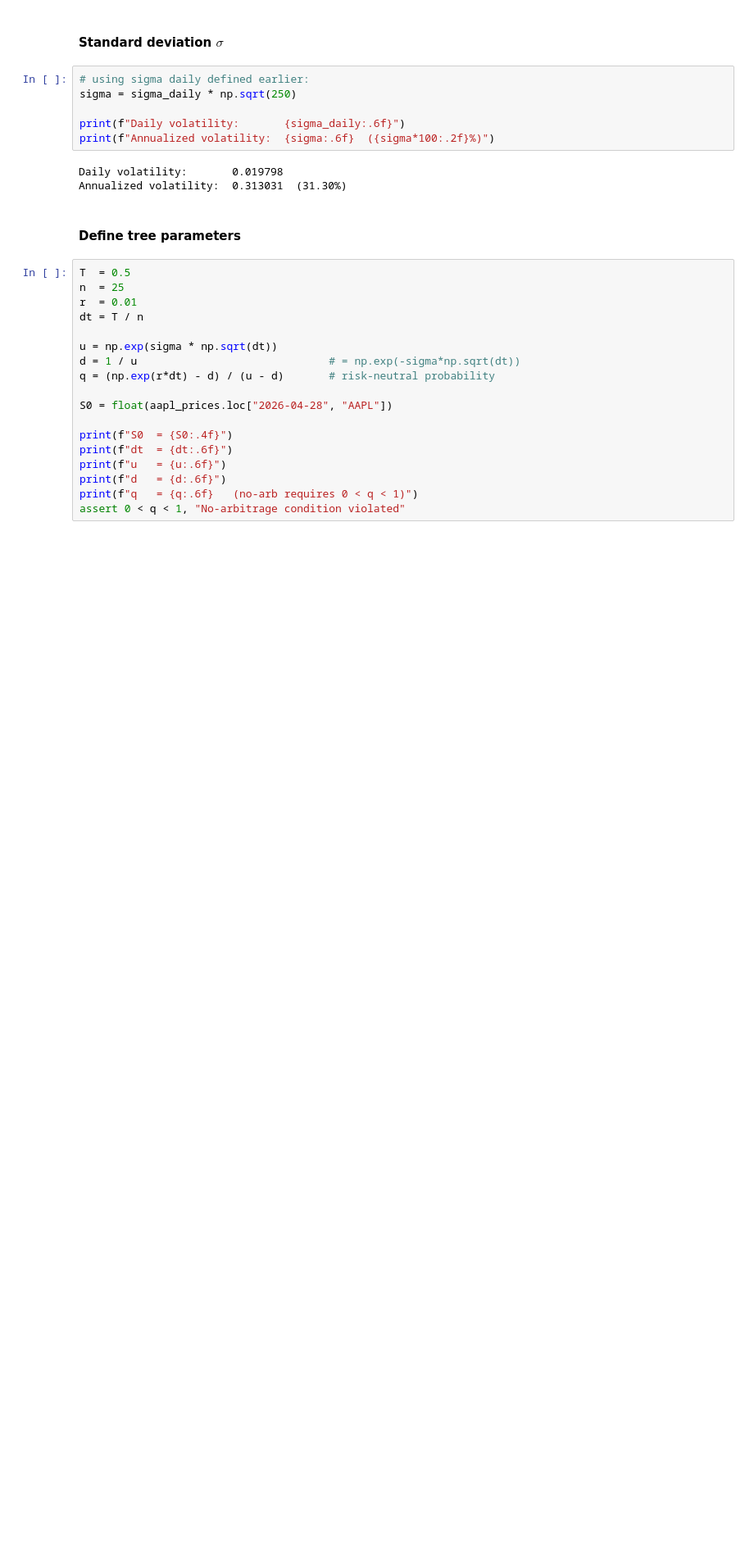
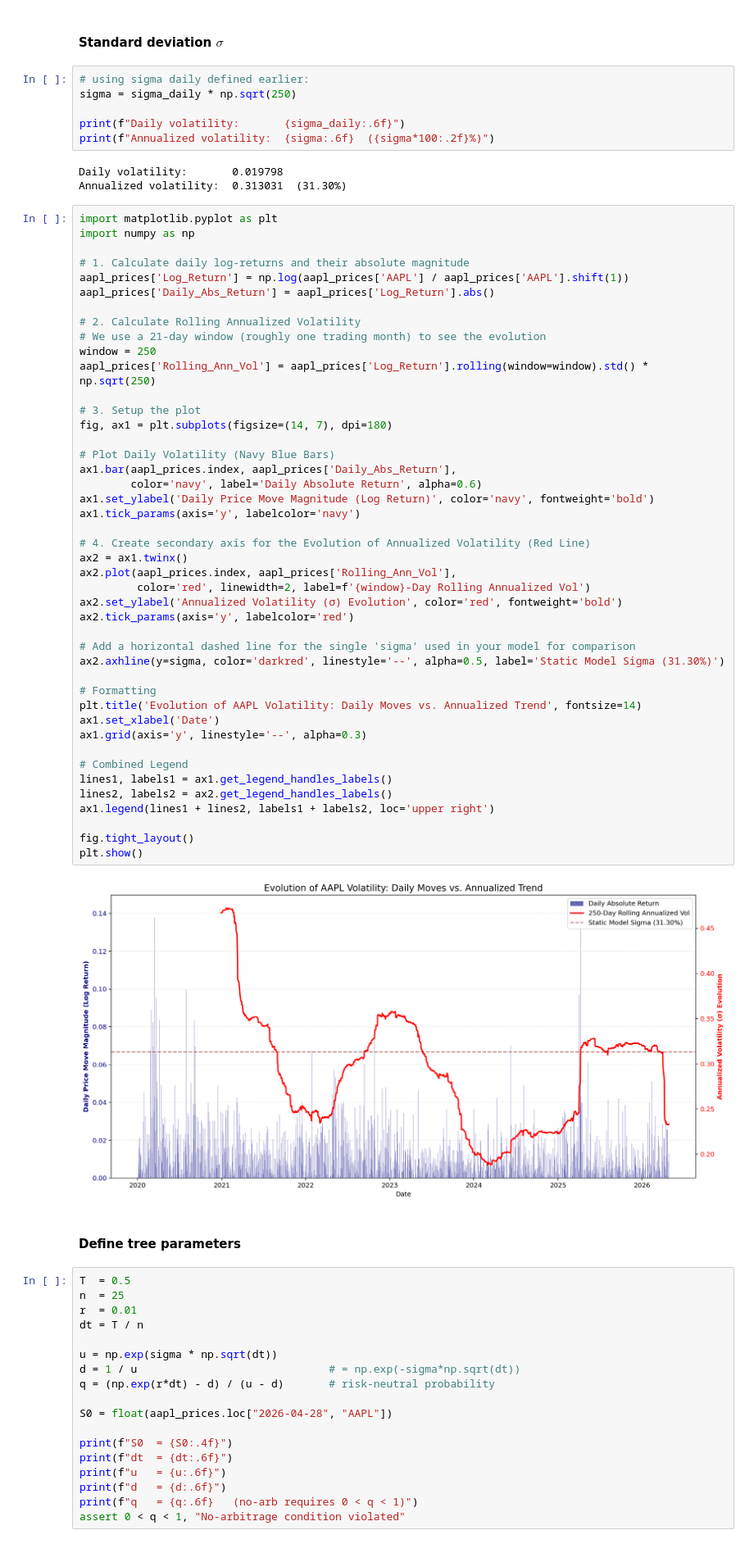
Before and after one commit to Teva-Janura/Stochastic_methods_in_Finance, a Jupyter notebook: main_code_V0.ipynb, the cells around one changed output. Shown at 82% size. Cells and saved outputs as stored; diff of their text form; blank space fills up the shorter version.

```diff
--- a/main_code_V0.ipynb
+++ b/main_code_V0.ipynb
@@ -159,6 +168,52 @@ print(f"Annualized volatility:  {sigma:.6f}  ({sigma*100:.2f}%)")
 # %% [output]
 Daily volatility:       0.019798
 Annualized volatility:  0.313031  (31.30%)
+# %%
+import matplotlib.pyplot as plt
+import numpy as np
+
+# 1. Calculate daily log-returns and their absolute magnitude
+aapl_prices['Log_Return'] = np.log(aapl_prices['AAPL'] / aapl_prices['AAPL'].shift(1))
+aapl_prices['Daily_Abs_Return'] = aapl_prices['Log_Return'].abs()
+
+# 2. Calculate Rolling Annualized Volatility
+# We use a 21-day window (roughly one trading month) to see the evolution
+window = 250
+aapl_prices['Rolling_Ann_Vol'] = aapl_prices['Log_Return'].rolling(window=window).std() * np.sqrt(250)
+
+# 3. Setup the plot
+fig, ax1 = plt.subplots(figsize=(14, 7), dpi=180)
+
+# Plot Daily Volatility (Navy Blue Bars)
+ax1.bar(aapl_prices.index, aapl_prices['Daily_Abs_Return'],
+        color='navy', label='Daily Absolute Return', alpha=0.6)
+ax1.set_ylabel('Daily Price Move Magnitude (Log Return)', color='navy', fontweight='bold')
+ax1.tick_params(axis='y', labelcolor='navy')
+
+# 4. Create secondary axis for the Evolution of Annualized Volatility (Red Line)
+ax2 = ax1.twinx()
+ax2.plot(aapl_prices.index, aapl_prices['Rolling_Ann_Vol'],
+         color='red', linewidth=2, label=f'{window}-Day Rolling Annualized Vol')
+ax2.set_ylabel('Annualized Volatility (σ) Evolution', color='red', fontweight='bold')
+ax2.tick_params(axis='y', labelcolor='red')
+
+# Add a horizontal dashed line for the single 'sigma' used in your model for comparison
+ax2.axhline(y=sigma, color='darkred', linestyle='--', alpha=0.5, label='Static Model Sigma (31.30%)')
+
+# Formatting
+plt.title('Evolution of AAPL Volatility: Daily Moves vs. Annualized Trend', fontsize=14)
+ax1.set_xlabel('Date')
+ax1.grid(axis='y', linestyle='--', alpha=0.3)
+
+# Combined Legend
+lines1, labels1 = ax1.get_legend_handles_labels()
+lines2, labels2 = ax2.get_legend_handles_labels()
+ax1.legend(lines1 + lines2, labels1 + labels2, loc='upper right')
+
+fig.tight_layout()
+plt.show()
+# %% [output]
+[figure, added]
 # %% [markdown]
 #### Define tree parameters
 # %%
```
Also changed, not shown: parts of 17 cells of this notebook, 1 other file.
